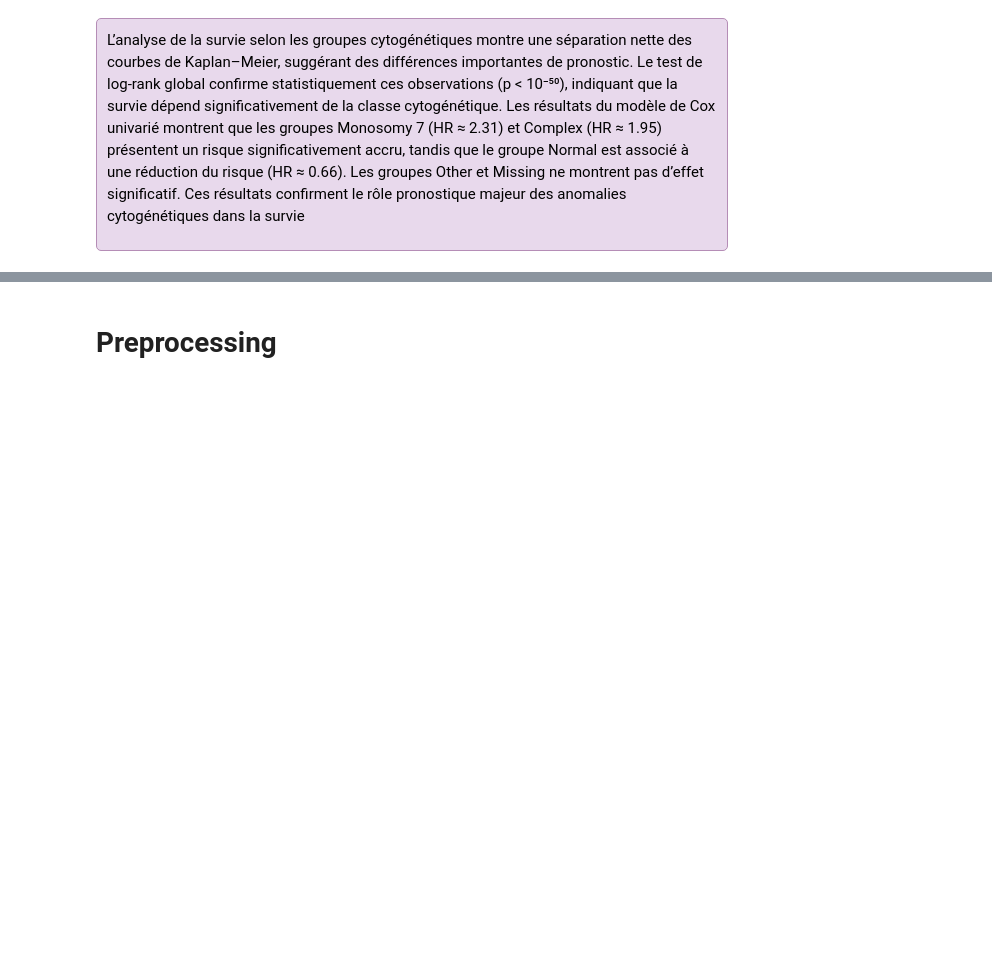
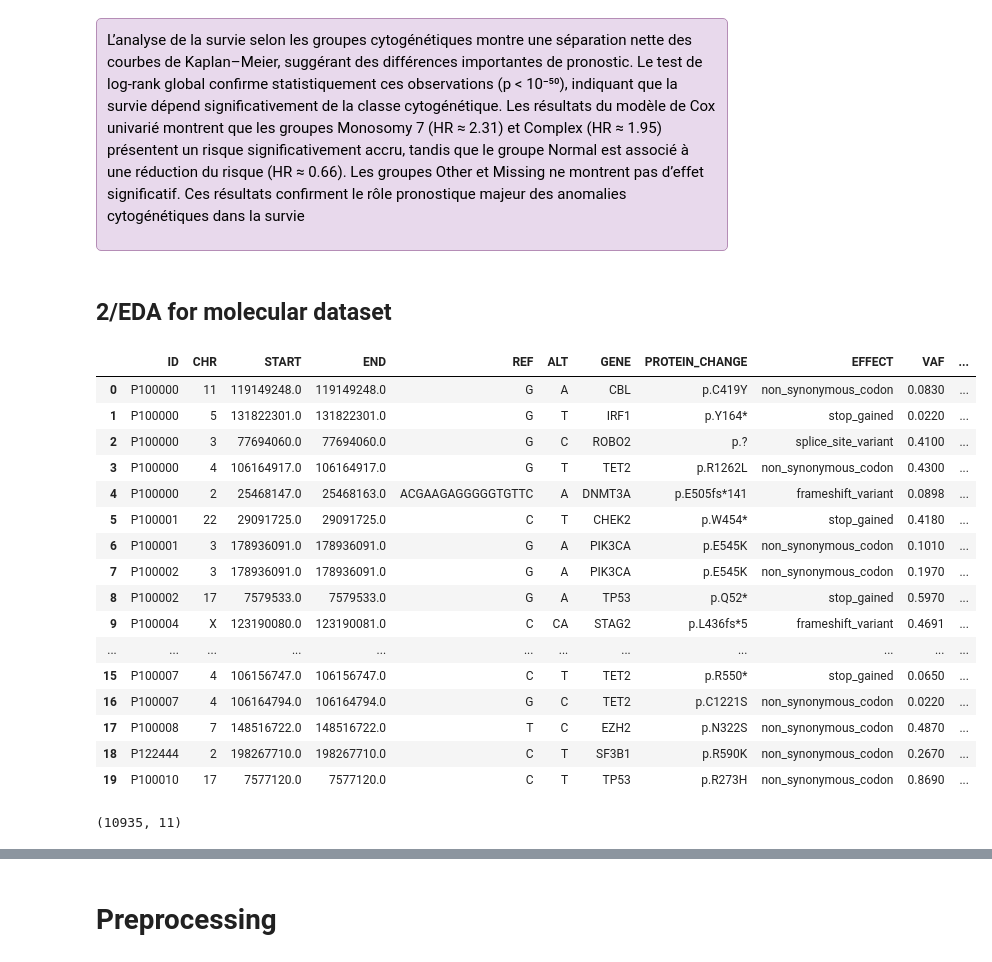
Before and after one commit to Amy1510/leukemia-survival-prediction, a Jupyter notebook: qrt_project.ipynb, the cells around one changed output, grey strips where cells are left out. Cells and saved outputs as stored; diff of their text form; code cells hidden in the pictures; blank space fills up the shorter version.

```diff
--- a/qrt_project.ipynb
+++ b/qrt_project.ipynb
@@ -582,3 +586,28 @@ C(CYTO_CLASS)[T.Trisomy 8]     0.337587   1.401561  0.120131        0.102135
 L’analyse de la survie selon les groupes cytogénétiques montre une séparation nette des courbes de Kaplan–Meier, suggérant des différences importantes de pronostic. Le test de log-rank global confirme statistiquement ces observations (p < 10⁻⁵⁰), indiquant que la survie dépend significativement de la classe cytogénétique. Les résultats du modèle de Cox univarié montrent que les groupes Monosomy 7 (HR ≈ 2.31) et Complex (HR ≈ 1.95) présentent un risque significativement accru, tandis que le groupe Normal est associé à une réduction du risque (HR ≈ 0.66). Les groupes Other et Missing ne montrent pas d’effet significatif. Ces résultats confirment le rôle pronostique majeur des anomalies cytogénétiques dans la survie
 
 </div>
+# %% [markdown]
+## 2/EDA for molecular dataset
+# %%
+display(df_molecular.head(20))
+# Size
+df_molecular.shape
+# %% [output]
+|  | ID | CHR | START | END | REF | ALT | GENE | PROTEIN_CHANGE | EFFECT | VAF | ... |
+| 0 | P100000 | 11 | 119149248.0 | 119149248.0 | G | A | CBL | p.C419Y | non_synonymous_codon | 0.0830 | ... |
+| 1 | P100000 | 5 | 131822301.0 | 131822301.0 | G | T | IRF1 | p.Y164* | stop_gained | 0.0220 | ... |
+| 2 | P100000 | 3 | 77694060.0 | 77694060.0 | G | C | ROBO2 | p.? | splice_site_variant | 0.4100 | ... |
+| 3 | P100000 | 4 | 106164917.0 | 106164917.0 | G | T | TET2 | p.R1262L | non_synonymous_codon | 0.4300 | ... |
+| 4 | P100000 | 2 | 25468147.0 | 25468163.0 | ACGAAGAGGGGGTGTTC | A | DNMT3A | p.E505fs*141 | frameshift_variant | 0.0898 | ... |
+| 5 | P100001 | 22 | 29091725.0 | 29091725.0 | C | T | CHEK2 | p.W454* | stop_gained | 0.4180 | ... |
+| 6 | P100001 | 3 | 178936091.0 | 178936091.0 | G | A | PIK3CA | p.E545K | non_synonymous_codon | 0.1010 | ... |
+| 7 | P100002 | 3 | 178936091.0 | 178936091.0 | G | A | PIK3CA | p.E545K | non_synonymous_codon | 0.1970 | ... |
+| 8 | P100002 | 17 | 7579533.0 | 7579533.0 | G | A | TP53 | p.Q52* | stop_gained | 0.5970 | ... |
+| 9 | P100004 | X | 123190080.0 | 123190081.0 | C | CA | STAG2 | p.L436fs*5 | frameshift_variant | 0.4691 | ... |
+| ... | ... | ... | ... | ... | ... | ... | ... | ... | ... | ... | ... |
+| 15 | P100007 | 4 | 106156747.0 | 106156747.0 | C | T | TET2 | p.R550* | stop_gained | 0.0650 | ... |
+| 16 | P100007 | 4 | 106164794.0 | 106164794.0 | G | C | TET2 | p.C1221S | non_synonymous_codon | 0.0220 | ... |
+| 17 | P100008 | 7 | 148516722.0 | 148516722.0 | T | C | EZH2 | p.N322S | non_synonymous_codon | 0.4870 | ... |
+| 18 | P122444 | 2 | 198267710.0 | 198267710.0 | C | T | SF3B1 | p.R590K | non_synonymous_codon | 0.2670 | ... |
+| 19 | P100010 | 17 | 7577120.0 | 7577120.0 | C | T | TP53 | p.R273H | non_synonymous_codon | 0.8690 | ... |
+(10935, 11)
```
Also changed, not shown: parts of 62 cells of this notebook, 1 other file.
